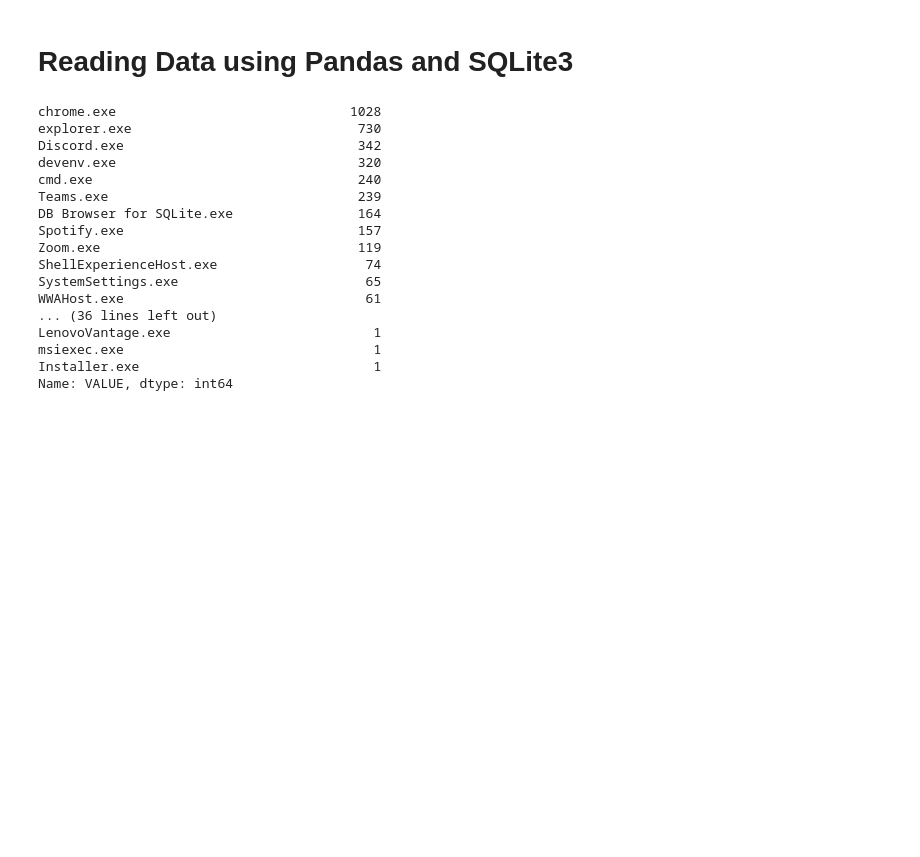
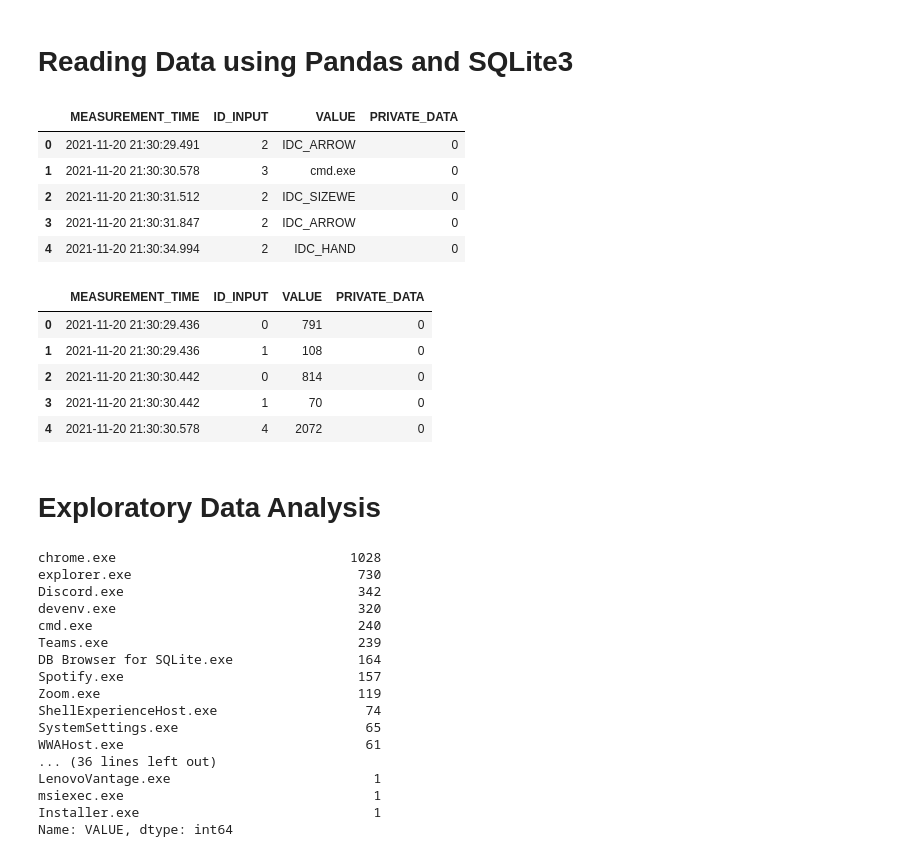
Before and after one commit to jared8thach/DSC180-ILs, a Jupyter notebook: quarter_2/group3_eda.ipynb, the cells around one changed output. Saved outputs shown, nothing was run; the diff lists cells and outputs as text; code cells hidden in the pictures; blank space fills up the shorter version.

```diff
--- a/quarter_2/group3_eda.ipynb
+++ b/quarter_2/group3_eda.ipynb
@@ -39,5 +40,23 @@ string_df_0, ull_df_0 = get_all_databases('group3_collected_data')
 
 # DESKTOP-E83M0TM
 string_df_1, ull_df_1 = get_all_databases('group3_collected_data_pc_1')
+# %%
+display(string_df_0.head())
+display(ull_df_0.head())
+# %% [output]
+|  | MEASUREMENT_TIME | ID_INPUT | VALUE | PRIVATE_DATA |
+| 0 | 2021-11-20 21:30:29.491 | 2 | IDC_ARROW | 0 |
+| 1 | 2021-11-20 21:30:30.578 | 3 | cmd.exe | 0 |
+| 2 | 2021-11-20 21:30:31.512 | 2 | IDC_SIZEWE | 0 |
+| 3 | 2021-11-20 21:30:31.847 | 2 | IDC_ARROW | 0 |
+| 4 | 2021-11-20 21:30:34.994 | 2 | IDC_HAND | 0 |
+|  | MEASUREMENT_TIME | ID_INPUT | VALUE | PRIVATE_DATA |
+| 0 | 2021-11-20 21:30:29.436 | 0 | 791 | 0 |
+| 1 | 2021-11-20 21:30:29.436 | 1 | 108 | 0 |
+| 2 | 2021-11-20 21:30:30.442 | 0 | 814 | 0 |
+| 3 | 2021-11-20 21:30:30.442 | 1 | 70 | 0 |
+| 4 | 2021-11-20 21:30:30.578 | 4 | 2072 | 0 |
+# %% [markdown]
+# Exploratory Data Analysis
 # %%
 # getting value counts of foreground applications on LAPTOP-MP2GILK8
```
Also changed, not shown: parts of 5 cells of this notebook.
